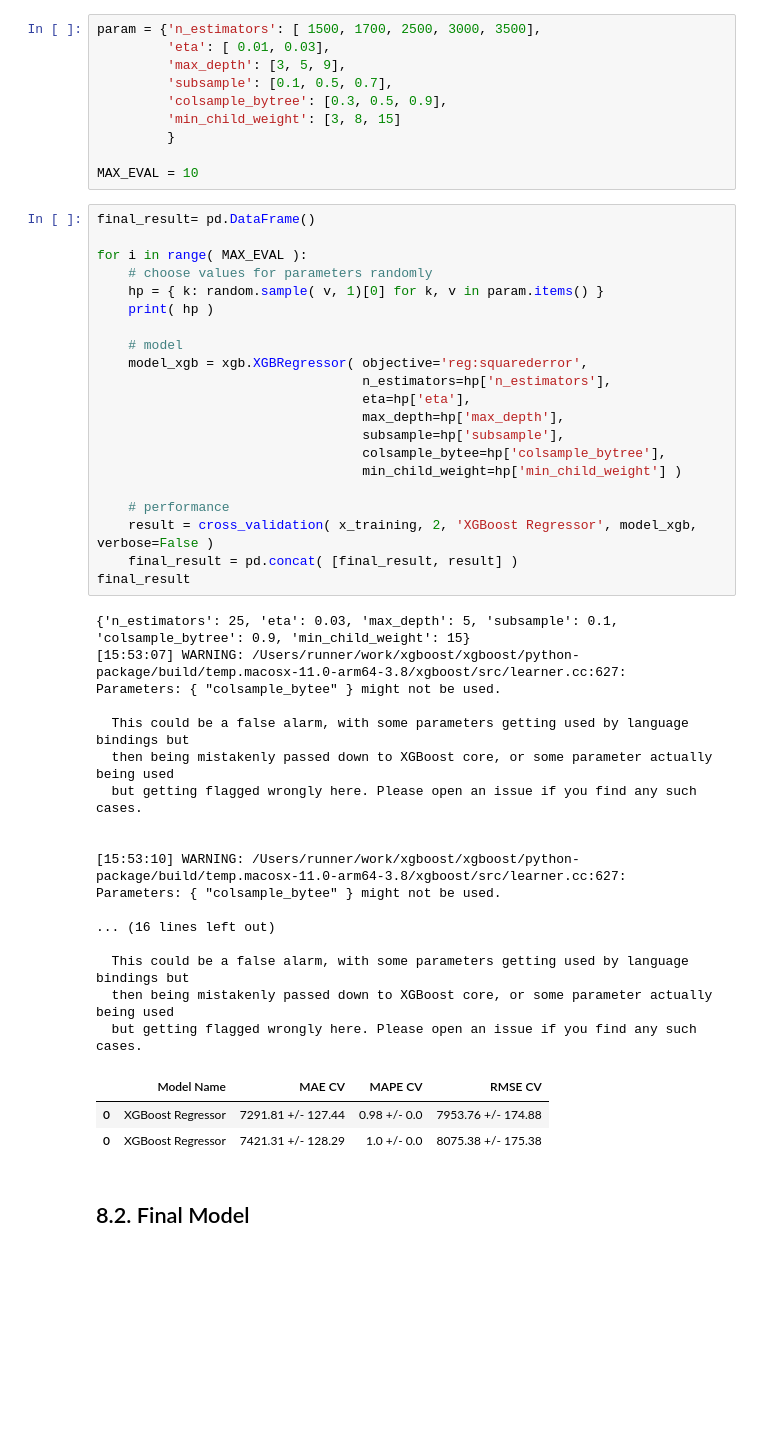
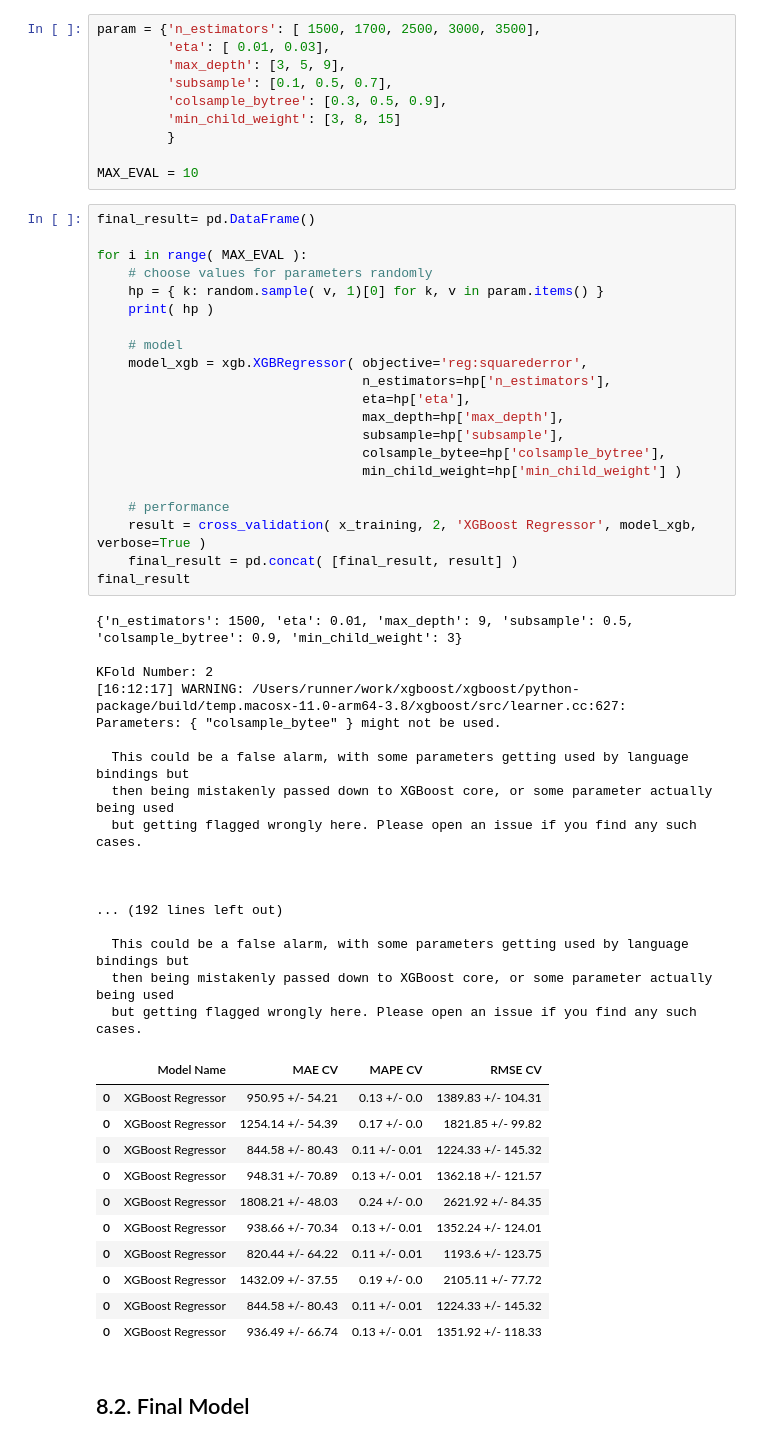
Before and after one commit to ThiagoBorgesLima/Rossman-Store-Sales, a Jupyter notebook: m08_v01_store_sales_prediction.ipynb, the cells around one changed output. Cells and saved outputs as stored; diff of their text form; blank space fills up the shorter version.

```diff
--- a/m08_v01_store_sales_prediction.ipynb
+++ b/m08_v01_store_sales_prediction.ipynb
@@ -1280,41 +1277,49 @@ for i in range( MAX_EVAL ):
     # choose values for parameters randomly
     hp = { k: random.sample( v, 1)[0] for k, v in param.items() }
     print( hp )
 
     # model
     model_xgb = xgb.XGBRegressor( objective='reg:squarederror',
                                   n_estimators=hp['n_estimators'],
                                   eta=hp['eta'],
                                   max_depth=hp['max_depth'],
                                   subsample=hp['subsample'],
                                   colsample_bytee=hp['colsample_bytree'],
                                   min_child_weight=hp['min_child_weight'] )
 
     # performance
-    result = cross_validation( x_training, 2, 'XGBoost Regressor', model_xgb, verbose=False )
+    result = cross_validation( x_training, 2, 'XGBoost Regressor', model_xgb, verbose=True )
     final_result = pd.concat( [final_result, result] )
 final_result
 # %% [output]
-{'n_estimators': 25, 'eta': 0.03, 'max_depth': 5, 'subsample': 0.1, 'colsample_bytree': 0.9, 'min_child_weight': 15}
-[15:53:07] WARNING: /Users/runner/work/xgboost/xgboost/python-package/build/temp.macosx-11.0-arm64-3.8/xgboost/src/learner.cc:627:
+{'n_estimators': 1500, 'eta': 0.01, 'max_depth': 9, 'subsample': 0.5, 'colsample_bytree': 0.9, 'min_child_weight': 3}
+
+KFold Number: 2
+[16:12:17] WARNING: /Users/runner/work/xgboost/xgboost/python-package/build/temp.macosx-11.0-arm64-3.8/xgboost/src/learner.cc:627:
 Parameters: { "colsample_bytee" } might not be used.
 
   This could be a false alarm, with some parameters getting used by language bindings but
   then being mistakenly passed down to XGBoost core, or some parameter actually being used
   but getting flagged wrongly here. Please open an issue if you find any such cases.
 
 
-[15:53:10] WARNING: /Users/runner/work/xgboost/xgboost/python-package/build/temp.macosx-11.0-arm64-3.8/xgboost/src/learner.cc:627:
-Parameters: { "colsample_bytee" } might not be used.
 
-... (16 lines left out)
+... (192 lines left out)
 
   This could be a false alarm, with some parameters getting used by language bindings but
   then being mistakenly passed down to XGBoost core, or some parameter actually being used
   but getting flagged wrongly here. Please open an issue if you find any such cases.
 |  | Model Name | MAE CV | MAPE CV | RMSE CV |
-| 0 | XGBoost Regressor | 7291.81 +/- 127.44 | 0.98 +/- 0.0 | 7953.76 +/- 174.88 |
-| 0 | XGBoost Regressor | 7421.31 +/- 128.29 | 1.0 +/- 0.0 | 8075.38 +/- 175.38 |
+| 0 | XGBoost Regressor | 950.95 +/- 54.21 | 0.13 +/- 0.0 | 1389.83 +/- 104.31 |
+| 0 | XGBoost Regressor | 1254.14 +/- 54.39 | 0.17 +/- 0.0 | 1821.85 +/- 99.82 |
+| 0 | XGBoost Regressor | 844.58 +/- 80.43 | 0.11 +/- 0.01 | 1224.33 +/- 145.32 |
+| 0 | XGBoost Regressor | 948.31 +/- 70.89 | 0.13 +/- 0.01 | 1362.18 +/- 121.57 |
+| 0 | XGBoost Regressor | 1808.21 +/- 48.03 | 0.24 +/- 0.0 | 2621.92 +/- 84.35 |
+| 0 | XGBoost Regressor | 938.66 +/- 70.34 | 0.13 +/- 0.01 | 1352.24 +/- 124.01 |
+| 0 | XGBoost Regressor | 820.44 +/- 64.22 | 0.11 +/- 0.01 | 1193.6 +/- 123.75 |
+| 0 | XGBoost Regressor | 1432.09 +/- 37.55 | 0.19 +/- 0.0 | 2105.11 +/- 77.72 |
+| 0 | XGBoost Regressor | 844.58 +/- 80.43 | 0.11 +/- 0.01 | 1224.33 +/- 145.32 |
+| 0 | XGBoost Regressor | 936.49 +/- 66.74 | 0.13 +/- 0.01 | 1351.92 +/- 118.33 |
 # %% [markdown]
 ## 8.2. Final Model
 # %%
```
Also changed, not shown: parts of 18 cells of this notebook.
